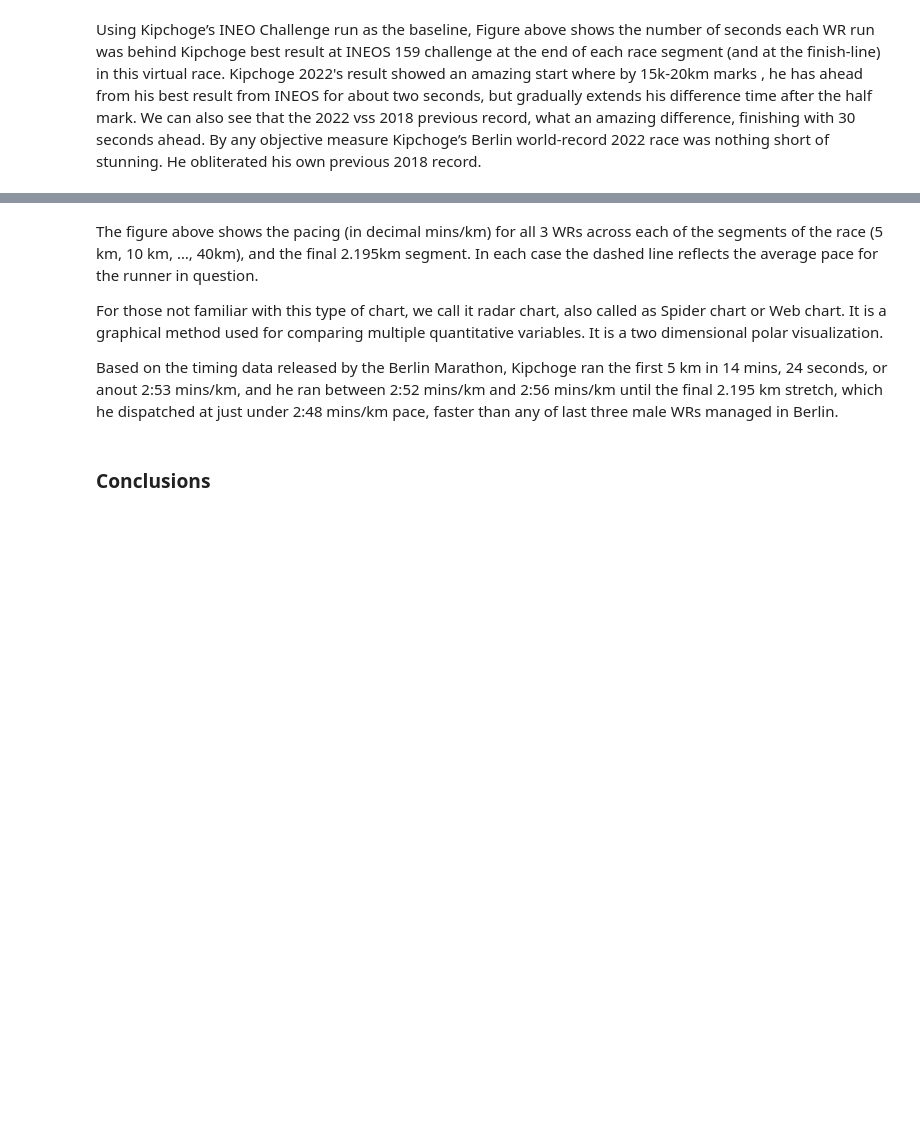
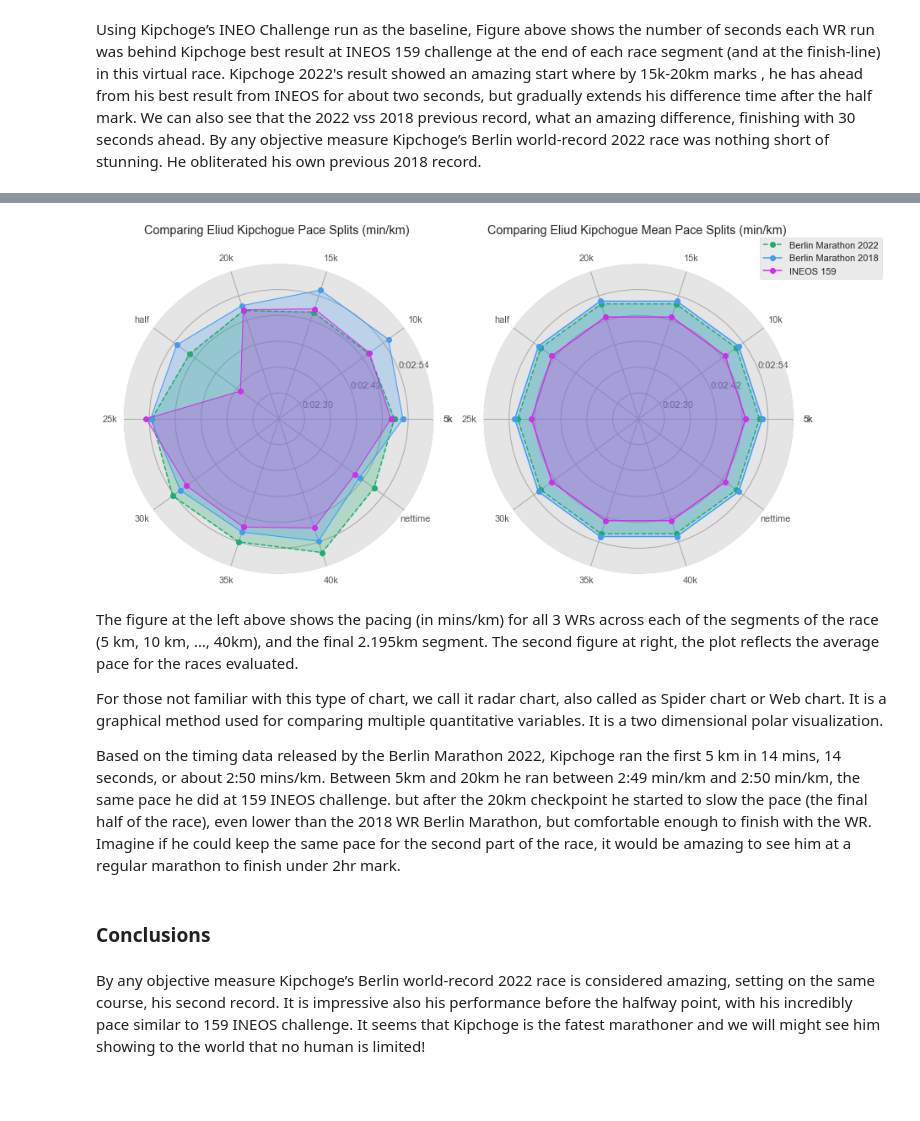
Before and after one commit to corriporai/runpandas, a Jupyter notebook: examples/marathon_analysis.ipynb, the cells around one changed output, grey strips where cells are left out. Drawn from its saved outputs; the diff is of its cells as text; code cells hidden in the pictures; blank space fills up the shorter version.

```diff
--- a/examples/marathon_analysis.ipynb
+++ b/examples/marathon_analysis.ipynb
@@ -773,12 +835,65 @@ plt.style.use('ggplot')
+# %%
+#Let's combine all the races in the same chart now
+
+fig=plt.figure(figsize=(12,12))
+ax1=fig.add_subplot(121, polar=True)
+ax2=fig.add_subplot(122, polar=True)
+
+#2022 Berlin Plot
+ax1.plot(angles,split_paces['pace_2022'], 'o--', color='#1aaf6c', label='Berlin Marathon 2022')
+ax1.fill(angles, split_paces['pace_2022'], alpha=0.25, color='#1aaf6c')
+
+ax2.plot(angles,mean_paces['pace_2022'], 'o--', color='#1aaf6c', label='Berlin Marathon 2022')
+ax2.fill(angles, mean_paces['pace_2022'], alpha=0.25, color='#1aaf6c')
+
+#2018 Berlin Plot
+ax1.plot(angles,split_paces['pace_2018'], 'o-', color='#429bf4', linewidth=1, label='Berlin Marathon 2018')
+ax1.fill(angles, split_paces['pace_2018'], alpha=0.25, color='#429bf4')
+
+ax2.plot(angles,mean_paces['pace_2018'], 'o-', color='#429bf4', label='Berlin Marathon 2018')
+ax2.fill(angles, mean_paces['pace_2018'], alpha=0.25, color='#429bf4')
+
+#Ineos 159 Plot
+ax1.plot(angles,split_paces['pace_ineos_159'], 'o-', color='#d42cea', linewidth=1, label='INEOS 159')
+ax1.fill(angles, split_paces['pace_ineos_159'], alpha=0.25, color='#d42cea')
+
+ax2.plot(angles,mean_paces['pace_ineos_159'], 'o-', color='#d42cea', label='INEOS 159')
+ax2.fill(angles, mean_paces['pace_ineos_159'], alpha=0.25, color='#d42cea')
+
+ax1.set_thetagrids(angles * 180/np.pi, splits)
+ax1.set_ylim(2.4, 3.0)
+ax2.set_thetagrids(angles * 180/np.pi, splits)
+ax2.set_ylim(2.4, 3.0)
+
+
+ax1.set_yticklabels([str(datetime.timedelta(minutes=x)) if idx % 2 != 0 else '' for idx, x in  enumerate(ax1.get_yticks()) ], rotation = 45, zorder = 500)
+ax1.grid(color='#AAAAAA')
+
+ax2.set_yticklabels([str(datetime.timedelta(minutes=x)) if idx % 2 != 0 else '' for idx, x in  enumerate(ax2.get_yticks()) ], rotation = 45, zorder = 500)
+ax2.grid(color='#AAAAAA')
+
+
+ax1.set_title('Comparing Eliud Kipchogue Pace Splits (min/km) ', y=1.08)
+ax2.set_title('Comparing Eliud Kipchogue Mean Pace Splits (min/km) ', y=1.08)
+
+ax1.grid(True)
+ax2.grid(True)
+plt.tight_layout()
+plt.legend(loc='upper right', bbox_to_anchor=(1.3, 1.1))
+
+plt.show()
+# %% [output]
+[figure, added]
 # %% [markdown]
-The figure above shows the pacing (in decimal mins/km) for all 3 WRs across each of the segments of the race (5 km, 10 km, …, 40km), and the final 2.195km segment. In each case the dashed line reflects the average pace for the runner in question.
+The figure at the left above shows the pacing (in mins/km) for all 3 WRs across each of the segments of the race (5 km, 10 km, …, 40km), and the final 2.195km segment. The second figure at right, the plot reflects the average pace for the races evaluated.
 
 For those not familiar with this type of chart, we call it radar chart, also called as Spider chart or Web chart. It is a graphical method used for comparing multiple quantitative variables. It is a two dimensional polar visualization.
 
 
-
-Based on the timing data released by the Berlin Marathon, Kipchoge ran the first 5 km in 14 mins, 24 seconds, or anout 2:53 mins/km, and he ran between 2:52 mins/km and 2:56 mins/km until the final 2.195 km stretch, which he dispatched at just under 2:48 mins/km pace, faster than any of last three male WRs managed in Berlin.
+Based on the timing data released by the Berlin Marathon 2022, Kipchoge ran the first 5 km in 14 mins, 14 seconds, or about 2:50 mins/km. Between 5km and 20km he ran between 2:49 min/km and 2:50 min/km, the same pace he did at 159 INEOS challenge. but after the 20km checkpoint he started to slow the pace (the final half of the race), even lower than the 2018 WR Berlin Marathon, but comfortable enough to finish with the WR. Imagine if he could keep the same pace for the second part of the race, it would be amazing to see him at a regular marathon to finish under 2hr mark.
 # %% [markdown]
 ### Conclusions
+# %% [markdown]
+By any objective measure Kipchoge’s Berlin world-record 2022 race is considered amazing, setting on the same course, his second record. It is impressive also his performance before the halfway point, with his incredibly pace similar to 159 INEOS challenge. It seems that Kipchoge is the fatest marathoner and we will might see him showing to the world that no human is limited!
 # %% [markdown]
 ###
```
Also changed, not shown: parts of 11 cells of this notebook.
